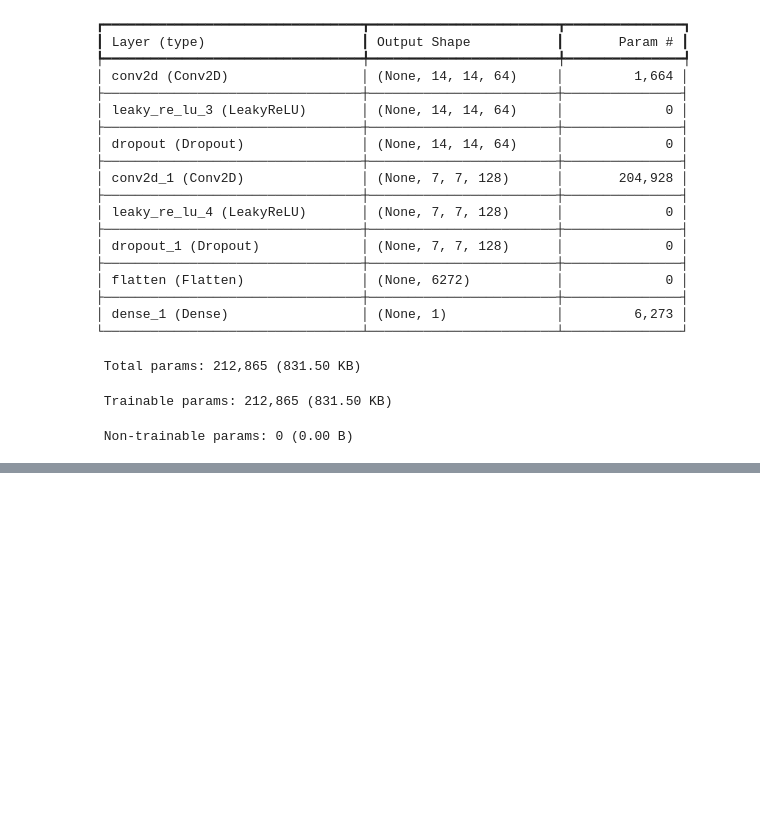
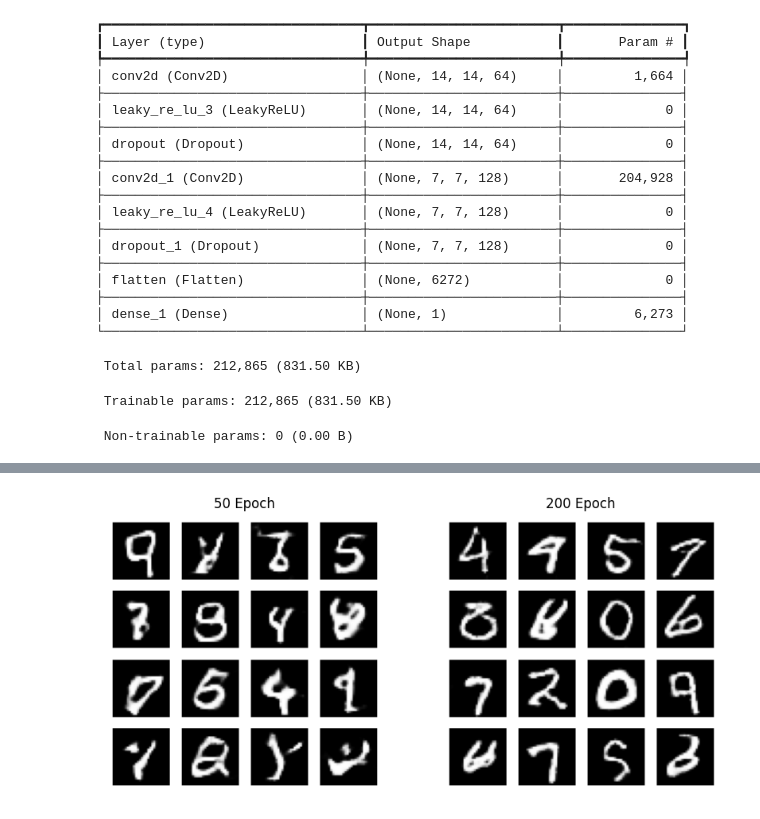
Before and after one commit to Cleign1/algoritma-deep-learning-gundar, a Jupyter notebook: tugas5_quizM9/tensorflow_gan_sederhana.ipynb, the cells around one changed output, grey strips where cells are left out. Saved outputs shown, nothing was run; the diff lists cells and outputs as text; code cells hidden in the pictures; blank space fills up the shorter version.

Commit message:
done with quiz

```diff
--- a/tugas5_quizM9/tensorflow_gan_sederhana.ipynb
+++ b/tugas5_quizM9/tensorflow_gan_sederhana.ipynb
@@ -265,0 +259,17 @@ print('Hasil Training 50 Epoch')
+# %%
+import matplotlib.image as mpimg
+img1 = mpimg.imread('/root/algoritma-deep-learning-gundar/tugas5_quizM9/50_epoch.png')
+img2 = mpimg.imread('/root/algoritma-deep-learning-gundar/tugas5_quizM9/200_epoch.png')
+fig, axs = plt.subplots(1, 2, figsize=(10, 5))
+
+axs[0].imshow(img1)
+axs[0].axis('off')
+axs[0].set_title('50 Epoch')
+
+axs[1].imshow(img2)
+axs[1].axis('off')
+axs[1].set_title('200 Epoch')
+
+plt.show()
+# %% [output]
+[figure, added]
```
Also changed, not shown: parts of 9 cells of this notebook.
